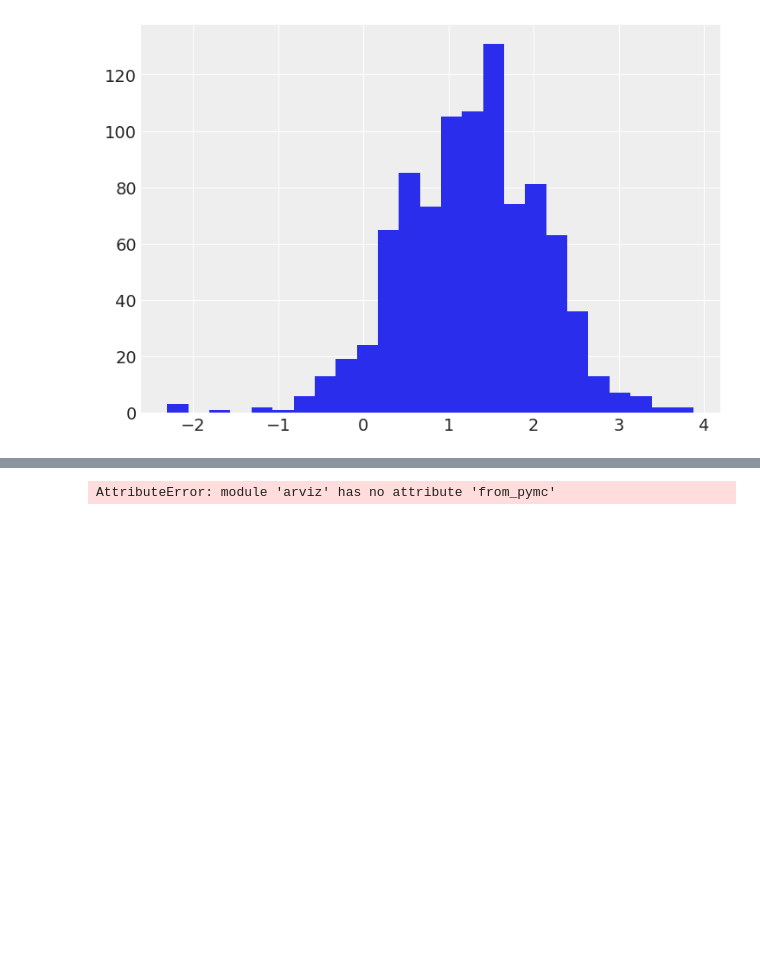
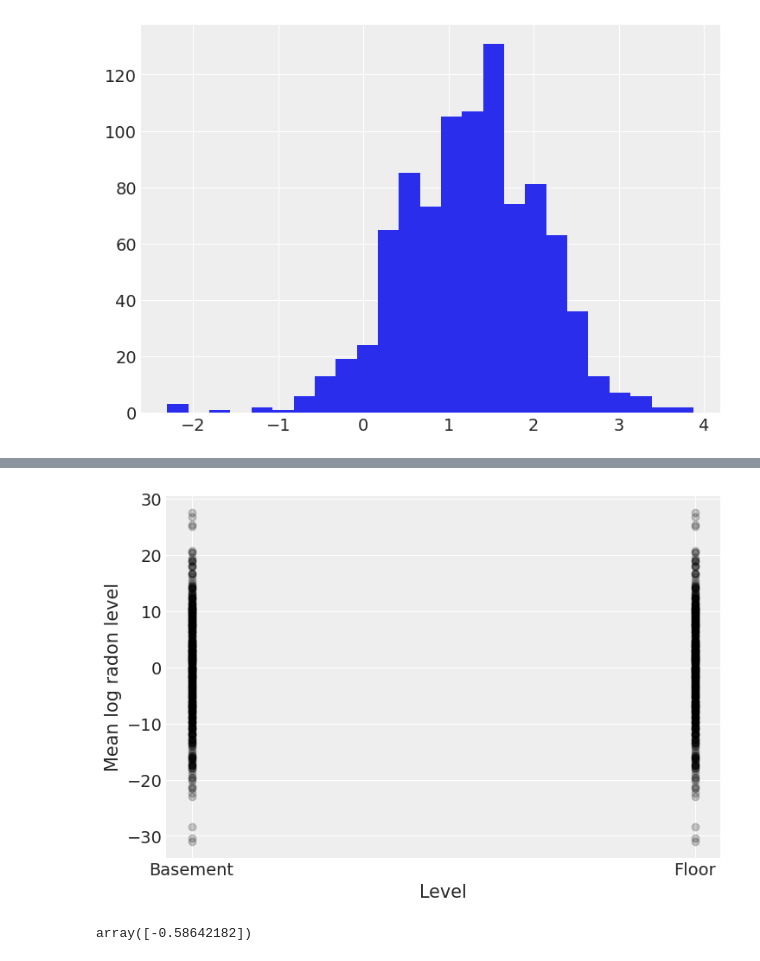
Before and after one commit to AdaiWorld-2/study-group, a Jupyter notebook: lesson 1/test_notebook.ipynb, the cells around one changed output, grey strips where cells are left out. Drawn from its saved outputs; the diff is of its cells as text; code cells hidden in the pictures; blank space fills up the shorter version.

```diff
--- a/lesson 1/test_notebook.ipynb
+++ b/lesson 1/test_notebook.ipynb
@@ -73,10 +75,9 @@ Warning: Could not load "/Users/tomkealy/opt/anaconda3/envs/study-group/lib/grap
 # %%
 with pooled_model:
     prior_checks = pm.sample_prior_predictive(random_seed=RANDOM_SEED)
-    idata_prior = az.from_pymc(prior=prior_checks)
 
 _, ax = plt.subplots()
-idata_prior.prior.plot.scatter(x="Level", y="a", color="k", alpha=0.2, ax=ax)
+prior_checks.prior.plot.scatter(x="Level", y="a", color="k", alpha=0.2, ax=ax)
 ax.set_ylabel("Mean log radon level");
 # %% [output]
-AttributeError: module 'arviz' has no attribute 'from_pymc'
+[figure, added]
@@ -82,0 +91,4 @@ AttributeError: module 'arviz' has no attribute 'from_pymc'
+# %%
+lr.coef_
+# %% [output]
+array([-0.58642182])
```
Also changed, not shown: parts of 7 cells of this notebook.
